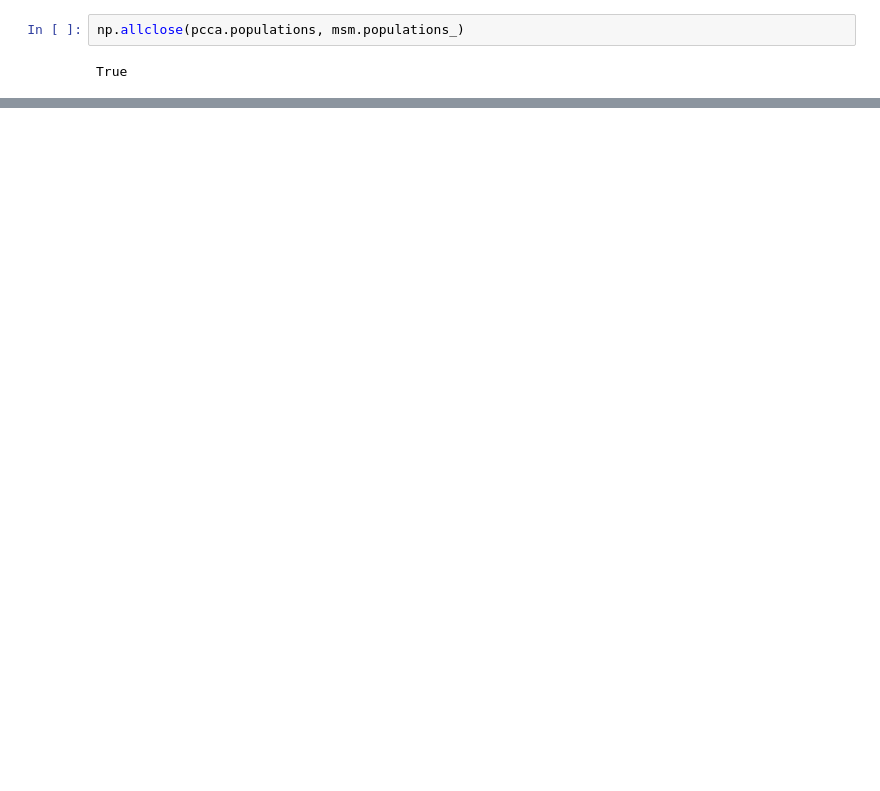
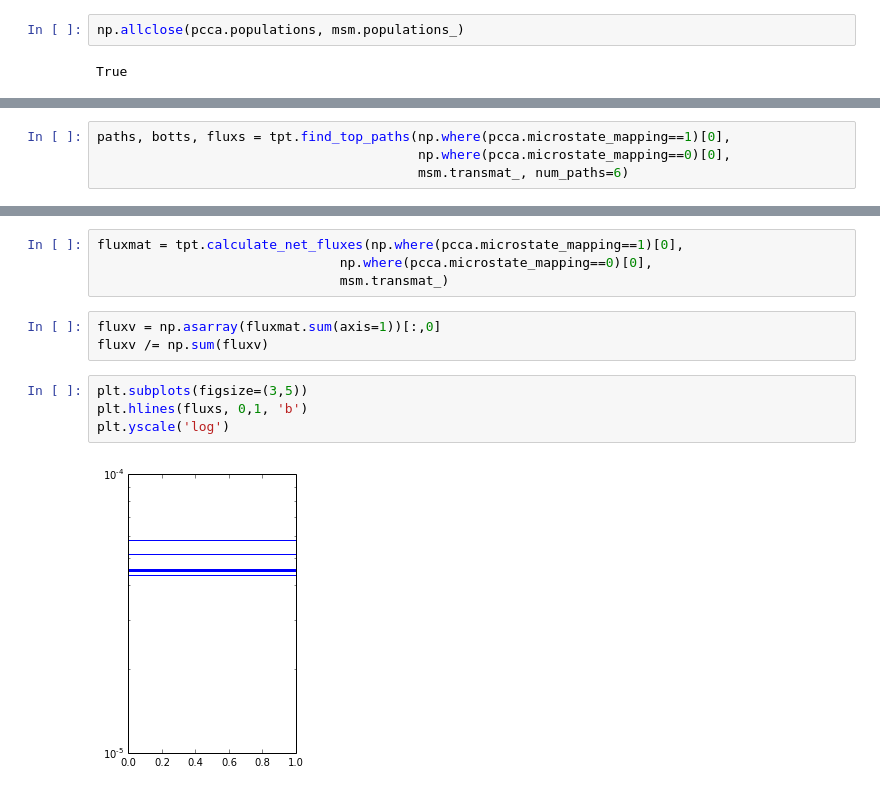
Before and after one commit to mpharrigan/wetmsm, a Jupyter notebook: ipython/bphc_water/3-bphc_tica_msm.ipynb, the cells around one changed output, grey strips where cells are left out. Cells and saved outputs as stored; diff of their text form; blank space fills up the shorter version.

Commit message:
TPT, flux

```diff
--- a/ipython/bphc_water/3-bphc_tica_msm.ipynb
+++ b/ipython/bphc_water/3-bphc_tica_msm.ipynb
@@ -245,0 +278,4 @@ True
+# %%
+paths, botts, fluxs = tpt.find_top_paths(np.where(pcca.microstate_mapping==1)[0],
+                                         np.where(pcca.microstate_mapping==0)[0],
+                                         msm.transmat_, num_paths=6)
@@ -245,0 +291,13 @@ True
+# %%
+fluxmat = tpt.calculate_net_fluxes(np.where(pcca.microstate_mapping==1)[0],
+                               np.where(pcca.microstate_mapping==0)[0],
+                               msm.transmat_)
+# %%
+fluxv = np.asarray(fluxmat.sum(axis=1))[:,0]
+fluxv /= np.sum(fluxv)
+# %%
+plt.subplots(figsize=(3,5))
+plt.hlines(fluxs, 0,1, 'b')
+plt.yscale('log')
+# %% [output]
+[figure, added]
```
Also changed, not shown: parts of 16 cells of this notebook.
